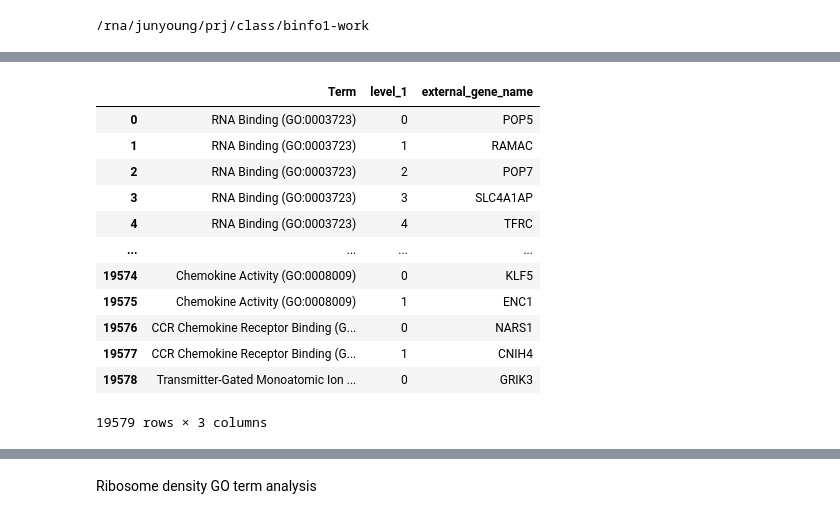
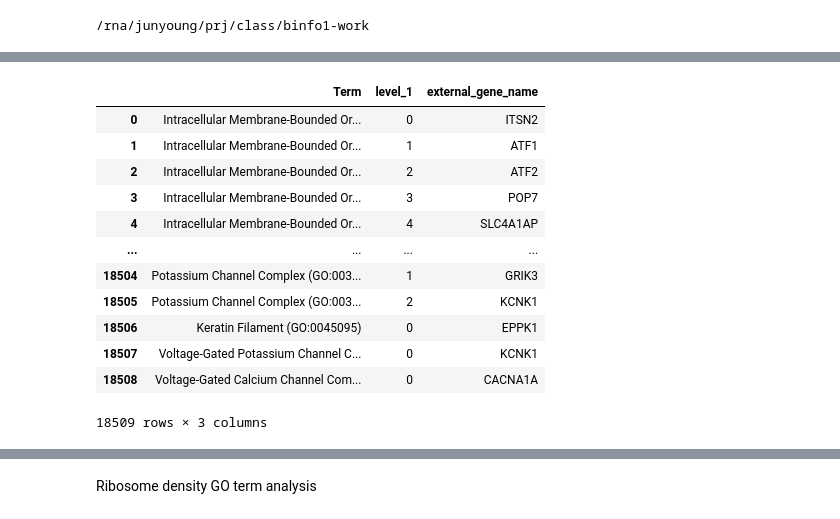
Before and after one commit to jjun7793/2024snubinfo_term, a Jupyter notebook: Junyoung_Park_2024snubinfo.ipynb, the cells around one changed output, grey strips where cells are left out. Saved outputs shown, nothing was run; the diff lists cells and outputs as text; code cells hidden in the pictures.

```diff
--- a/Junyoung_Park_2024snubinfo.ipynb
+++ b/Junyoung_Park_2024snubinfo.ipynb
@@ -185,16 +214,16 @@ def batched(iterable, n):
         yield items
 
 bm = gp.biomart.Biomart()
-results = []
+result = []
 
 for batch in batched(total_gene_list, 300):
     res = bm.query(dataset='mmusculus_gene_ensembl',
                    attributes=['ensembl_gene_id', 'external_gene_name'],
                    filters={'ensembl_gene_id': batch})
-    results.append(res)
+    result.append(res)
 
-results = pd.concat(results)
-results
+result = pd.concat(result)
+result
 # %% [output]
 |  | ensembl_gene_id | external_gene_name |
 | 0 | ENSMUSG00000001138 | Cnnm3 |
@@ -212,5 +241,6 @@ results
 # %%
-results = results.sort_values(by=['ensembl_gene_id'])
+results = result.sort_values(by=['ensembl_gene_id'])
 results = results.set_index('ensembl_gene_id')
-results['external_gene_name'] = results['external_gene_name'].str.upper().dropna().drop_duplicates()
+results['external_gene_name'] = results['external_gene_name'].str.upper().drop_duplicates()
+results = results.dropna()
 results
@@ -217,5 +262,5 @@ results
 # %%
-total_genenames = results['external_gene_name'].dropna().drop_duplicates().tolist()
+total_genenames = results['external_gene_name'].dropna()
 print(len(total_genenames))
 total_genenames
 # %% [output]
@@ -278,6 +404,6 @@ total_results
 # %%
 enr = gp.enrichr(gene_list=total_genenames,
-                 gene_sets= ['GO_Biological_Process_2023','GO_Cellular_Component_2023', 'GO_Molecular_Function_2023'],
+                 gene_sets=['GO_Cellular_Component_2023'],
                  organism='Mouse',
                  outdir= None,
                  cutoff=0.1)
@@ -292,17 +418,17 @@ enr.res2d.head()
 # %%
-term_table_expanded = enr.res2d.set_index('Term')['Genes'].str.split(';', expand=True).stack().reset_index(name='external_gene_name')
-term_table_expanded
+term_table_expanded_nonrank = enr.res2d.set_index('Term')['Genes'].str.split(';', expand=True).stack().reset_index(name='external_gene_name')
+term_table_expanded_nonrank
 # %% [output]
 |  | Term | level_1 | external_gene_name |
-| 0 | RNA Binding (GO:0003723) | 0 | POP5 |
-| 1 | RNA Binding (GO:0003723) | 1 | RAMAC |
-| 2 | RNA Binding (GO:0003723) | 2 | POP7 |
-| 3 | RNA Binding (GO:0003723) | 3 | SLC4A1AP |
-| 4 | RNA Binding (GO:0003723) | 4 | TFRC |
+| 0 | Intracellular Membrane-Bounded Or... | 0 | ITSN2 |
+| 1 | Intracellular Membrane-Bounded Or... | 1 | ATF1 |
+| 2 | Intracellular Membrane-Bounded Or... | 2 | ATF2 |
+| 3 | Intracellular Membrane-Bounded Or... | 3 | POP7 |
+| 4 | Intracellular Membrane-Bounded Or... | 4 | SLC4A1AP |
 | ... | ... | ... | ... |
-| 19574 | Chemokine Activity (GO:0008009) | 0 | KLF5 |
-| 19575 | Chemokine Activity (GO:0008009) | 1 | ENC1 |
-| 19576 | CCR Chemokine Receptor Binding (G... | 0 | NARS1 |
-| 19577 | CCR Chemokine Receptor Binding (G... | 1 | CNIH4 |
-| 19578 | Transmitter-Gated Monoatomic Ion ... | 0 | GRIK3 |
+| 18504 | Potassium Channel Complex (GO:003... | 1 | GRIK3 |
+| 18505 | Potassium Channel Complex (GO:003... | 2 | KCNK1 |
+| 18506 | Keratin Filament (GO:0045095) | 0 | EPPK1 |
+| 18507 | Voltage-Gated Potassium Channel C... | 0 | KCNK1 |
+| 18508 | Voltage-Gated Calcium Channel Com... | 0 | CACNA1A |
-19579 rows × 3 columns
+18509 rows × 3 columns
```
Also changed, not shown: parts of 82 cells of this notebook.
